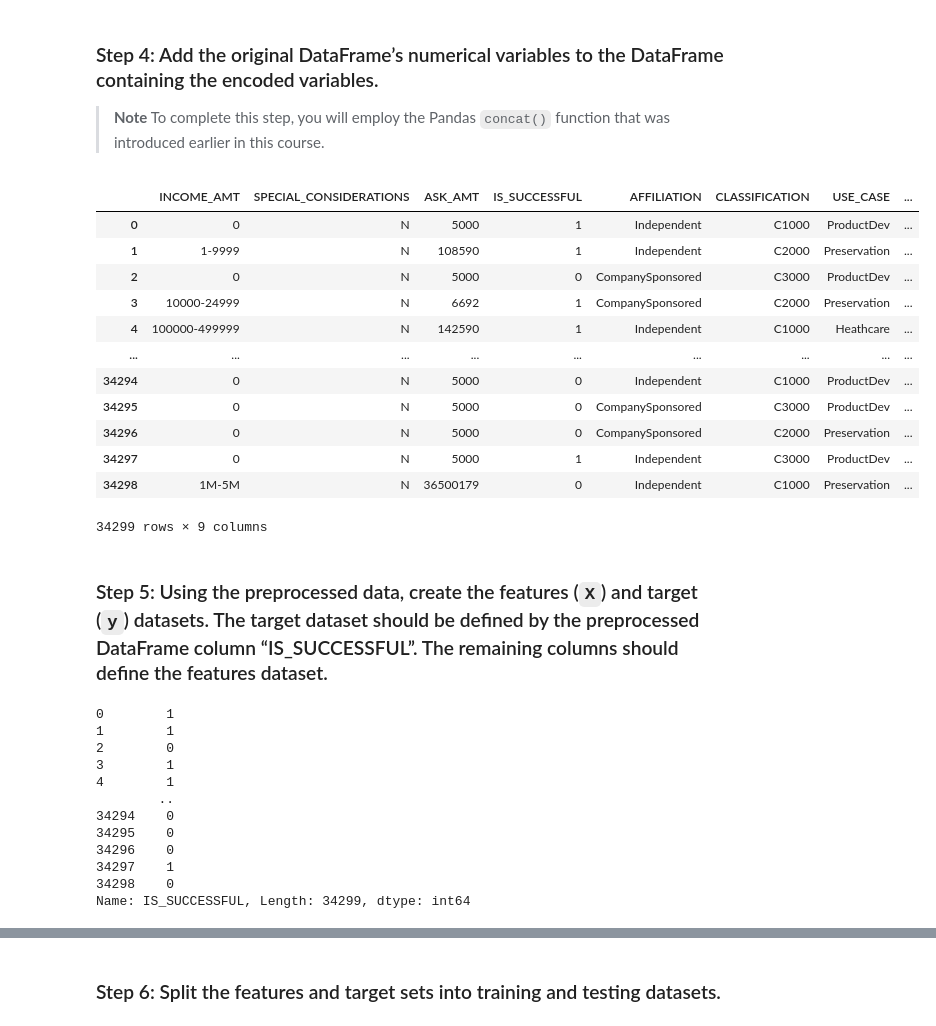
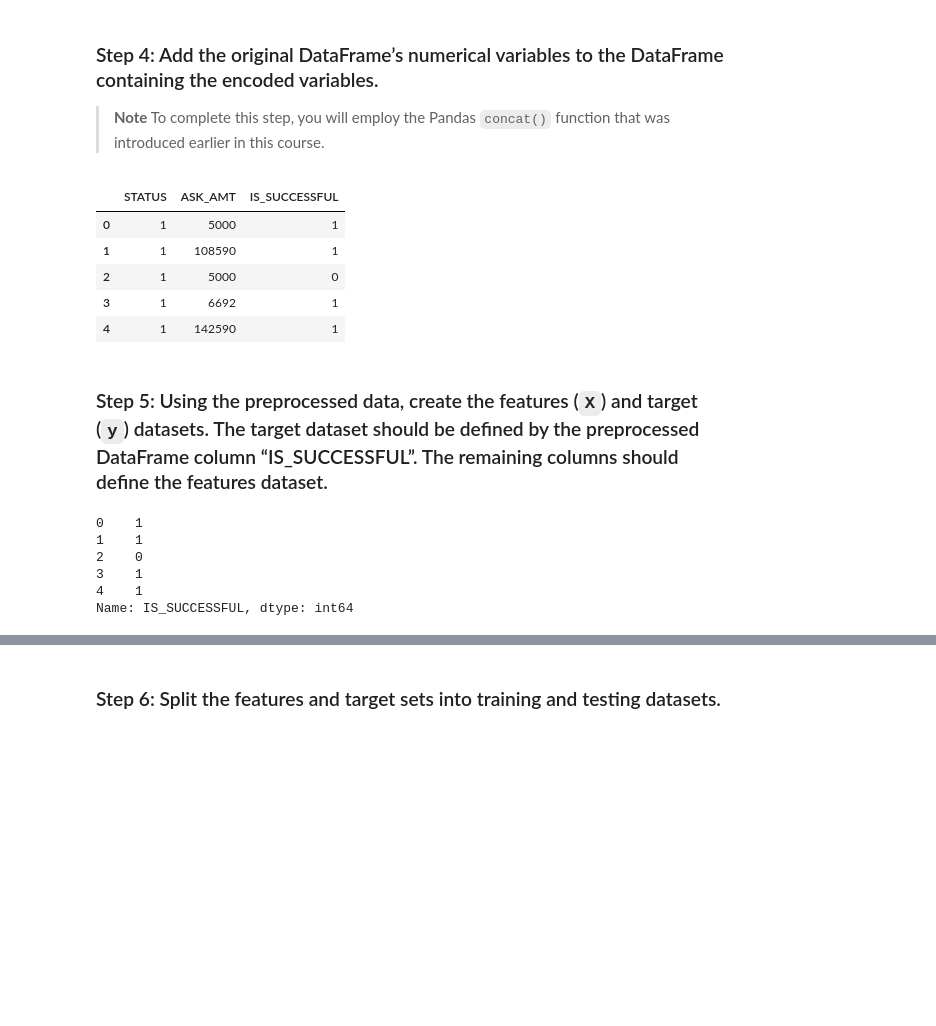
Before and after one commit to RichardRos/Module_13_Challenge, a Jupyter notebook: Colab_venture_funding_with_deep_learning.ipynb, the cells around one changed output, grey strips where cells are left out. Cells and saved outputs as stored; diff of their text form; code cells hidden in the pictures; blank space fills up the shorter version.

```diff
--- a/Colab_venture_funding_with_deep_learning.ipynb
+++ b/Colab_venture_funding_with_deep_learning.ipynb
@@ -136,11 +142,11 @@ dtype: object
 ### Step 2: Drop the “EIN” (Employer Identification Number) and “NAME” columns from the DataFrame, because they are not relevant to the binary classification model.
 # %%
 # Drop the 'EIN' and 'NAME' columns from the DataFrame
-applicant_data_df_2 = applicant_data_df.drop(columns=["EIN", "NAME"]).copy()# YOUR CODE HERE
+applicant_data_df =  applicant_data_df.drop(columns=['EIN','NAME'], axis = 1)# YOUR CODE HERE
 
 # Review the DataFrame
 # YOUR CODE HERE
-applicant_data_df_2.head()
+applicant_data_df.head()
 # %% [output]
 |  | APPLICATION_TYPE | AFFILIATION | CLASSIFICATION | USE_CASE | ORGANIZATION | STATUS | INCOME_AMT | ... |
 | 0 | T10 | Independent | C1000 | ProductDev | Association | 1 | 0 | ... |
@@ -152,8 +158,8 @@ applicant_data_df_2.head()
 ### Step 3: Encode the dataset’s categorical variables using `OneHotEncoder`, and then place the encoded variables into a new DataFrame.
 # %%
 # Create a list of categorical variables
-categorical_variables = applicant_data_df_2[['AFFILIATION', 'CLASSIFICATION', 'USE_CASE','ORGANIZATION','STATUS']]# YOUR CODE HERE
-
+ # YOUR CODE HERE
+categorical_variables = applicant_data_df.select_dtypes(include= ['object']).columns
 # Display the categorical variables list
 # YOUR CODE HERE
 categorical_variables
@@ -204,52 +198,33 @@ encoded_df
 > **Note** To complete this step, you will employ the Pandas `concat()` function that was introduced earlier in this course.
 # %%
 # Add the numerical variables from the original DataFrame to the one-hot encoding DataFrame
-# YOUR CODE HERE
-numerical_variables = applicant_data_df_2[['INCOME_AMT', 'SPECIAL_CONSIDERATIONS', 'ASK_AMT','IS_SUCCESSFUL']]
-enc = OneHotEncoder()
-encoded_data = OneHotEncoder().fit(numerical_variables).transform(numerical_variables)
-numerical_df = numerical_variables
-numerical_df
+encoded_df = applicant_data_df.drop(columns = categorical_variables)# YOUR CODE HERE
+
 # Review the DataFrame
 # YOUR CODE HERE
-#joined_df= pd.concat([numerical_df, encoded_df])
-joined_df= pd.concat([numerical_df, encoded_df], axis=1, join="inner")
-joined_df
+encoded_df.head()
 # %% [output]
-|  | INCOME_AMT | SPECIAL_CONSIDERATIONS | ASK_AMT | IS_SUCCESSFUL | AFFILIATION | CLASSIFICATION | USE_CASE | ... |
-| 0 | 0 | N | 5000 | 1 | Independent | C1000 | ProductDev | ... |
-| 1 | 1-9999 | N | 108590 | 1 | Independent | C2000 | Preservation | ... |
-| 2 | 0 | N | 5000 | 0 | CompanySponsored | C3000 | ProductDev | ... |
-| 3 | 10000-24999 | N | 6692 | 1 | CompanySponsored | C2000 | Preservation | ... |
-| 4 | 100000-499999 | N | 142590 | 1 | Independent | C1000 | Heathcare | ... |
-| ... | ... | ... | ... | ... | ... | ... | ... | ... |
-| 34294 | 0 | N | 5000 | 0 | Independent | C1000 | ProductDev | ... |
-| 34295 | 0 | N | 5000 | 0 | CompanySponsored | C3000 | ProductDev | ... |
-| 34296 | 0 | N | 5000 | 0 | CompanySponsored | C2000 | Preservation | ... |
-| 34297 | 0 | N | 5000 | 1 | Independent | C3000 | ProductDev | ... |
-| 34298 | 1M-5M | N | 36500179 | 0 | Independent | C1000 | Preservation | ... |
+|  | STATUS | ASK_AMT | IS_SUCCESSFUL |
+| 0 | 1 | 5000 | 1 |
+| 1 | 1 | 108590 | 1 |
+| 2 | 1 | 5000 | 0 |
+| 3 | 1 | 6692 | 1 |
+| 4 | 1 | 142590 | 1 |
-34299 rows × 9 columns
 # %% [markdown]
 ### Step 5: Using the preprocessed data, create the features (`X`) and target (`y`) datasets. The target dataset should be defined by the preprocessed DataFrame column “IS_SUCCESSFUL”. The remaining columns should define the features dataset.
 # %%
 # Define the target set y using the IS_SUCCESSFUL column
-y = joined_df ['IS_SUCCESSFUL']# YOUR CODE HERE
+y = encoded_df['IS_SUCCESSFUL']# YOUR CODE HERE
 
 # Display a sample of y
 # YOUR CODE HERE
-y
+y[:5]
 # %% [output]
-0        1
-1        1
-2        0
-3        1
-4        1
-        ..
-34294    0
-34295    0
-34296    0
-34297    1
-34298    0
-Name: IS_SUCCESSFUL, Length: 34299, dtype: int64
+0    1
+1    1
+2    0
+3    1
+4    1
+Name: IS_SUCCESSFUL, dtype: int64
 # %%
 # Define features set X by selecting all columns but IS_SUCCESSFUL
```
Also changed, not shown: parts of 43 cells of this notebook, 3 other files.
